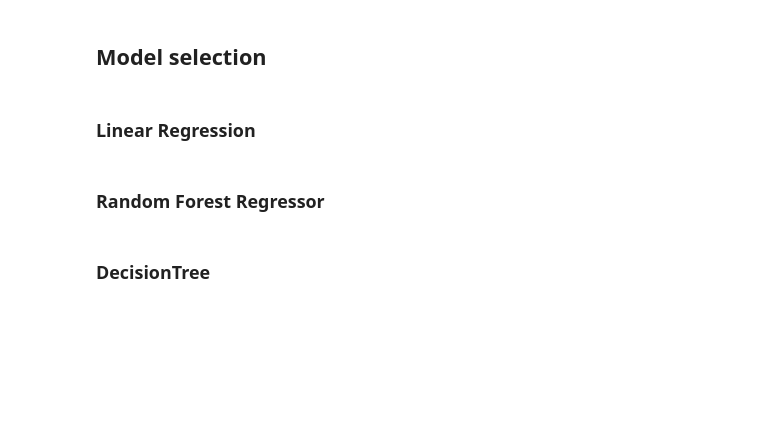
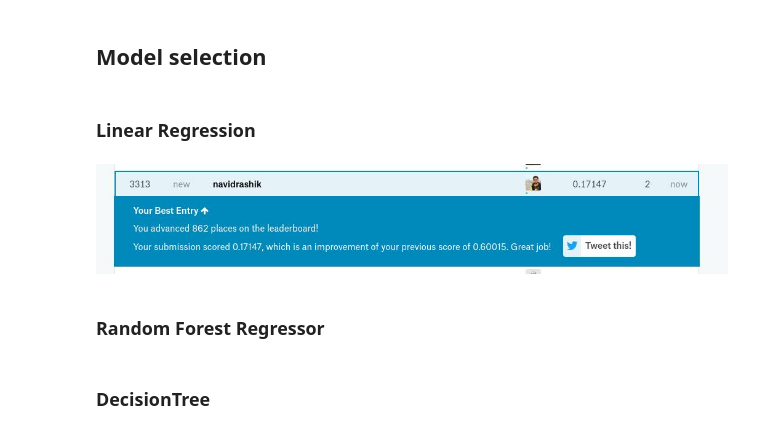
Before and after one commit to navidRashik/House-Prices-Advanced-Regression-Techniques, a Jupyter notebook: house_price.ipynb, the cells around one changed output. Cells and saved outputs as stored; diff of their text form; code cells hidden in the pictures; blank space fills up the shorter version.

```diff
--- a/house_price.ipynb
+++ b/house_price.ipynb
@@ -253,6 +252,8 @@ X_train, X_test, y_train, y_test = train_test_split(predictor_cols,
 # %% [markdown]
 ### Linear Regression
 # %%
-# my_model = LinearRegression()
-# Image("regression.jpg")
+my_model = LinearRegression()
+Image("regression.jpg")
+# %% [output]
+[figure, added]
 # %%
```
Also changed, not shown: parts of 32 cells of this notebook.
